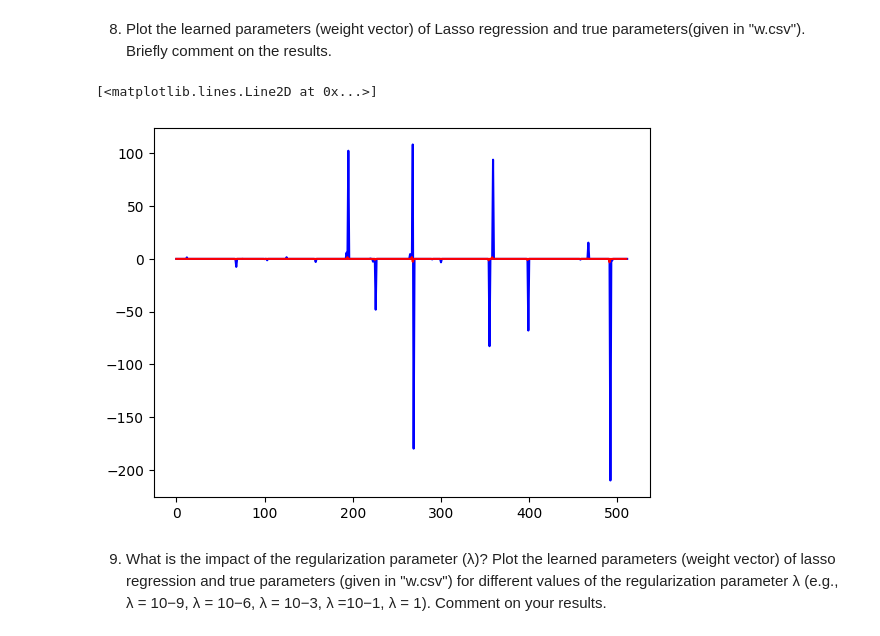
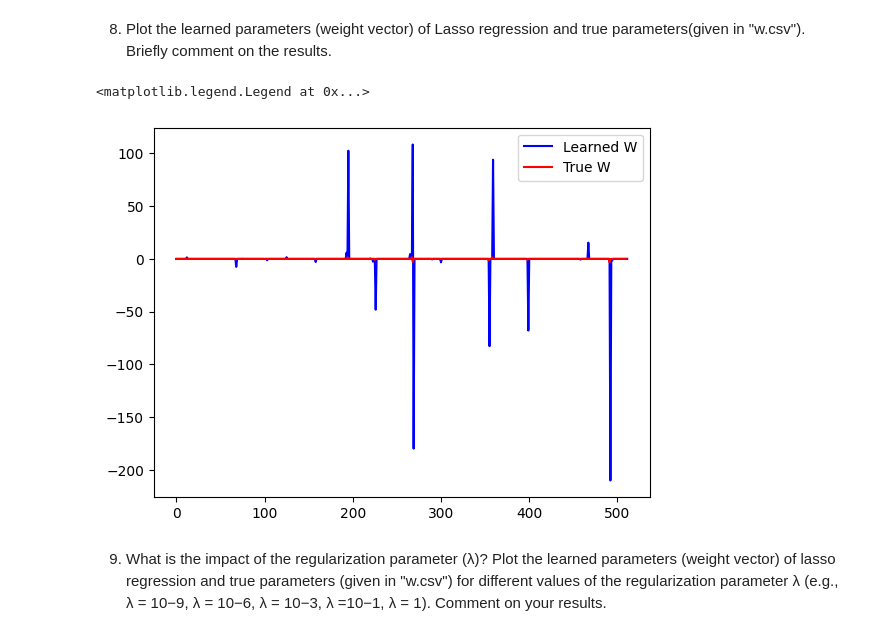
Before and after one commit to kumudu12/EN5870, a Jupyter notebook: Assignment_on_Linear_Regression.ipynb, the cells around one changed output. Drawn from its saved outputs; the diff is of its cells as text; code cells hidden in the pictures.

```diff
--- a/Assignment_on_Linear_Regression.ipynb
+++ b/Assignment_on_Linear_Regression.ipynb
@@ -168,3 +153,35 @@ plt.plot(df_w, color = 'red', label = 'True W')
 [figure]
 # %% [markdown]
 6. What is the impact of the regularization parameter (λ)? Plot the learned parameters (weight vector) of ridge regression and true parameters (given in "w.csv") for different values of the regularization parameter λ (e.g., λ = 10−9, λ = 10−6, λ = 10−3, λ =10−1, λ = 1, λ = 10). Comment on your results.
+# %%
+import numpy as np
+from sklearn import linear_model
+ridge_reg = linear_model.RidgeCV(alphas=0.000000001)
+ridge_reg.fit(df_X, df_y)
+r1 = ridge_reg.coef_
+r1
+
+ridge_reg = linear_model.RidgeCV(alphas=0.000001)
+ridge_reg.fit(df_X, df_y)
+r2 = ridge_reg.coef_
+r2
+
+ridge_reg = linear_model.RidgeCV(alphas=0.001)
+ridge_reg.fit(df_X, df_y)
+r3 = ridge_reg.coef_
+r3
+
+ridge_reg = linear_model.RidgeCV(alphas=0.01)
+ridge_reg.fit(df_X, df_y)
+r4 = ridge_reg.coef_
+r4
+
+ridge_reg = linear_model.RidgeCV(alphas=1)
+ridge_reg.fit(df_X, df_y)
+r5 = ridge_reg.coef_
+r5
+
+ridge_reg = linear_model.RidgeCV(alphas=10)
+ridge_reg.fit(df_X, df_y)
+r6 = ridge_reg.coef_
+r6
@@ -204,11 +256,11 @@ plt.plot(df_w, color = 'red', label = 'True W')
 7.  Perform Lasso regression [1] to learn parameters (weight vector) for the given dataset (Here, set regularization parameter λ = 0.1).
 # %%
 from sklearn import linear_model
-reg = linear_model.Lasso(alpha=0.1)
-reg.fit(df_X, df_y)
+lasso_reg = linear_model.Lasso(alpha=0.1)
+lasso_reg.fit(df_X, df_y)
 #reg.predict()
-r2 = reg.coef_
-r2
+lr = lasso_reg.coef_
+lr
 # %% [output]
 array([ 0.00000000e+00, -0.00000000e+00, -0.00000000e+00, -0.00000000e+00,
        -0.00000000e+00,  0.00000000e+00, -0.00000000e+00,  0.00000000e+00,
@@ -230,11 +282,12 @@ array([ 0.00000000e+00, -0.00000000e+00, -0.00000000e+00, -0.00000000e+00,
 # %% [markdown]
 8.  Plot the learned parameters (weight vector) of Lasso regression and true parameters(given in "w.csv"). Briefly comment on the results.
 # %%
-plt.plot(r2, color = 'blue', label = 'Learned W')
+plt.plot(lr, color = 'blue', label = 'Learned W')
 plt.plot(df_w, color = 'red', label = 'True W')
+plt.legend()
 # %% [output]
-[<matplotlib.lines.Line2D at 0x...>]
+<matplotlib.legend.Legend at 0x...>
-[figure, old version]
+[figure, new version]
 # %% [markdown]
 9. What is the impact of the regularization parameter (λ)? Plot the learned parameters (weight vector) of lasso regression and true parameters (given in "w.csv") for different values of the regularization parameter λ (e.g., λ = 10−9, λ = 10−6, λ = 10−3, λ =10−1, λ = 1). Comment on your results.
 # %%
```
Also changed, not shown: parts of 9 cells of this notebook.
